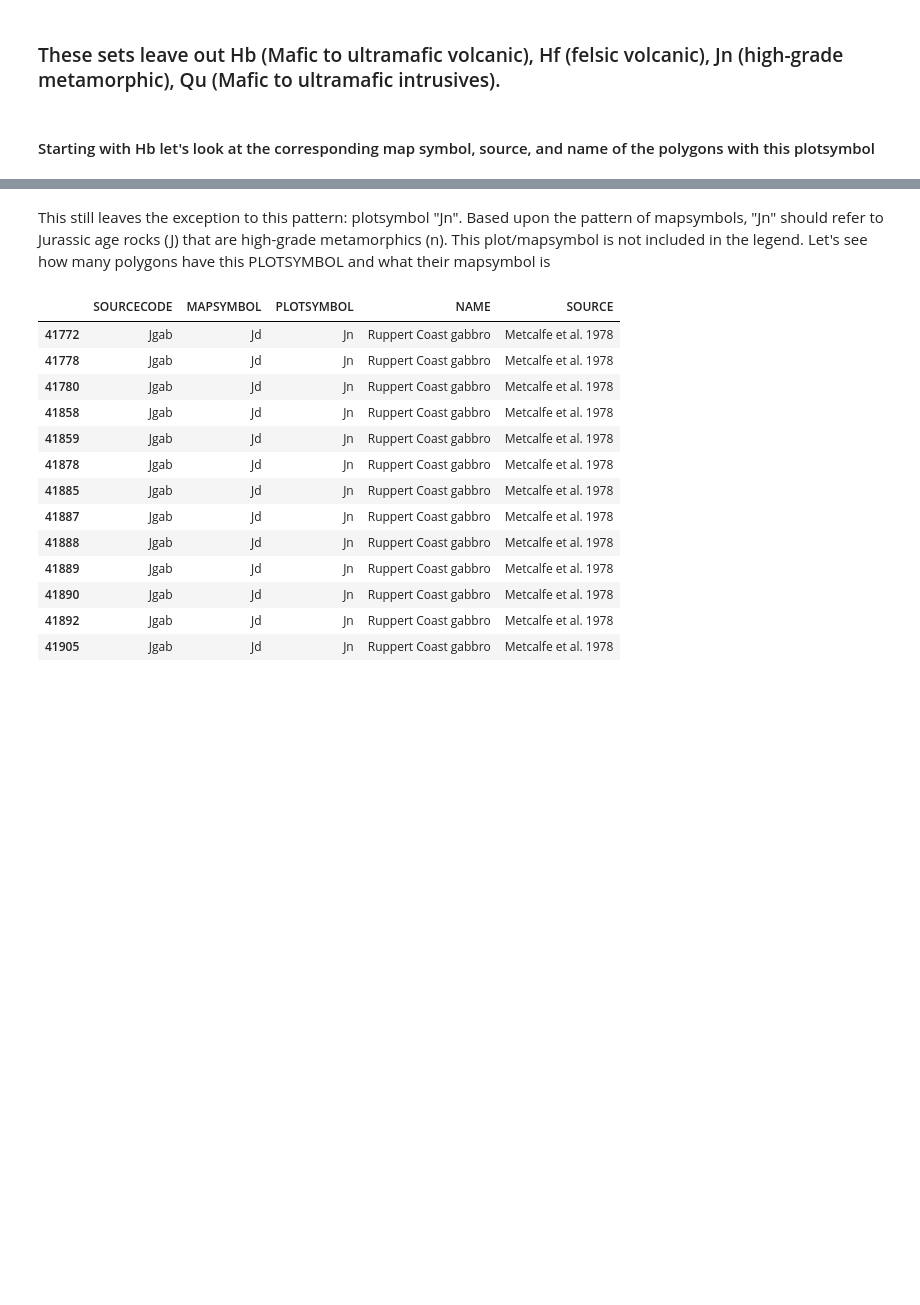
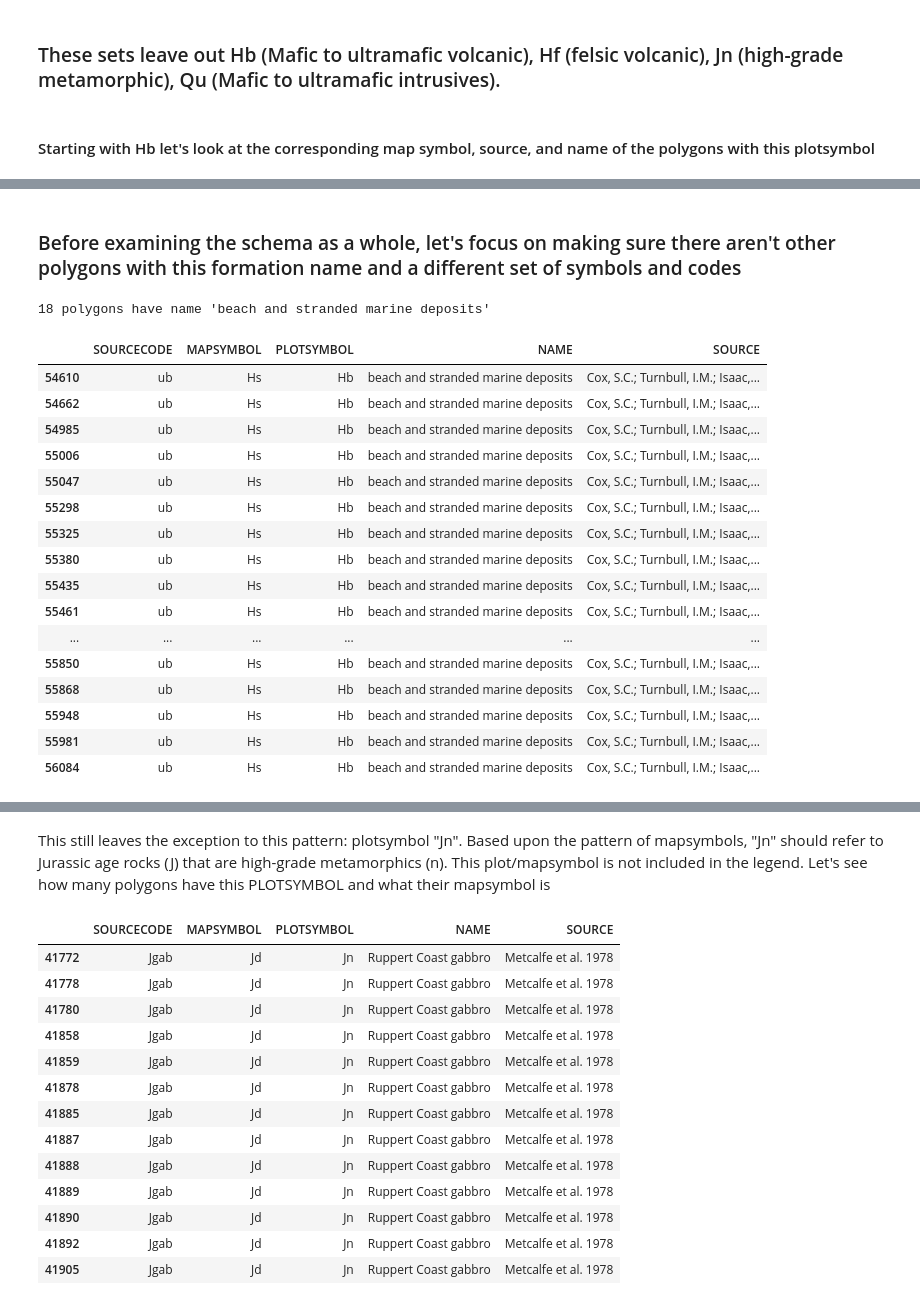
Before and after one commit to selkind/GeoMap, a Jupyter notebook: map_and_ploy_symbol.ipynb, the cells around one changed output, grey strips where cells are left out. Cells and saved outputs as stored; diff of their text form; code cells hidden in the pictures; blank space fills up the shorter version.

Commit message:
hb and hf plotsymbols investigated

```diff
--- a/map_and_ploy_symbol.ipynb
+++ b/map_and_ploy_symbol.ipynb
@@ -139,0 +146,25 @@ display(Hb_records)
+# %% [markdown]
+### Before examining the schema as a whole, let's focus on making sure there aren't other polygons with this formation name and a different set of symbols and codes
+# %%
+stranded_deposits = data[data["NAME"] == "beach and stranded marine deposits"][["SOURCECODE", "MAPSYMBOL", "PLOTSYMBOL", "NAME", "SOURCE"]]
+print(f"{stranded_deposits.shape[0]} polygons have name 'beach and stranded marine deposits'")
+display(stranded_deposits)
+# %% [output]
+18 polygons have name 'beach and stranded marine deposits'
+|  | SOURCECODE | MAPSYMBOL | PLOTSYMBOL | NAME | SOURCE |
+| 54610 | ub | Hs | Hb | beach and stranded marine deposits | Cox, S.C.; Turnbull, I.M.; Isaac,... |
+| 54662 | ub | Hs | Hb | beach and stranded marine deposits | Cox, S.C.; Turnbull, I.M.; Isaac,... |
+| 54985 | ub | Hs | Hb | beach and stranded marine deposits | Cox, S.C.; Turnbull, I.M.; Isaac,... |
+| 55006 | ub | Hs | Hb | beach and stranded marine deposits | Cox, S.C.; Turnbull, I.M.; Isaac,... |
+| 55047 | ub | Hs | Hb | beach and stranded marine deposits | Cox, S.C.; Turnbull, I.M.; Isaac,... |
+| 55298 | ub | Hs | Hb | beach and stranded marine deposits | Cox, S.C.; Turnbull, I.M.; Isaac,... |
+| 55325 | ub | Hs | Hb | beach and stranded marine deposits | Cox, S.C.; Turnbull, I.M.; Isaac,... |
+| 55380 | ub | Hs | Hb | beach and stranded marine deposits | Cox, S.C.; Turnbull, I.M.; Isaac,... |
+| 55435 | ub | Hs | Hb | beach and stranded marine deposits | Cox, S.C.; Turnbull, I.M.; Isaac,... |
+| 55461 | ub | Hs | Hb | beach and stranded marine deposits | Cox, S.C.; Turnbull, I.M.; Isaac,... |
+| ... | ... | ... | ... | ... | ... |
+| 55850 | ub | Hs | Hb | beach and stranded marine deposits | Cox, S.C.; Turnbull, I.M.; Isaac,... |
+| 55868 | ub | Hs | Hb | beach and stranded marine deposits | Cox, S.C.; Turnbull, I.M.; Isaac,... |
+| 55948 | ub | Hs | Hb | beach and stranded marine deposits | Cox, S.C.; Turnbull, I.M.; Isaac,... |
+| 55981 | ub | Hs | Hb | beach and stranded marine deposits | Cox, S.C.; Turnbull, I.M.; Isaac,... |
+| 56084 | ub | Hs | Hb | beach and stranded marine deposits | Cox, S.C.; Turnbull, I.M.; Isaac,... |
```
Also changed, not shown: parts of 9 cells of this notebook.
